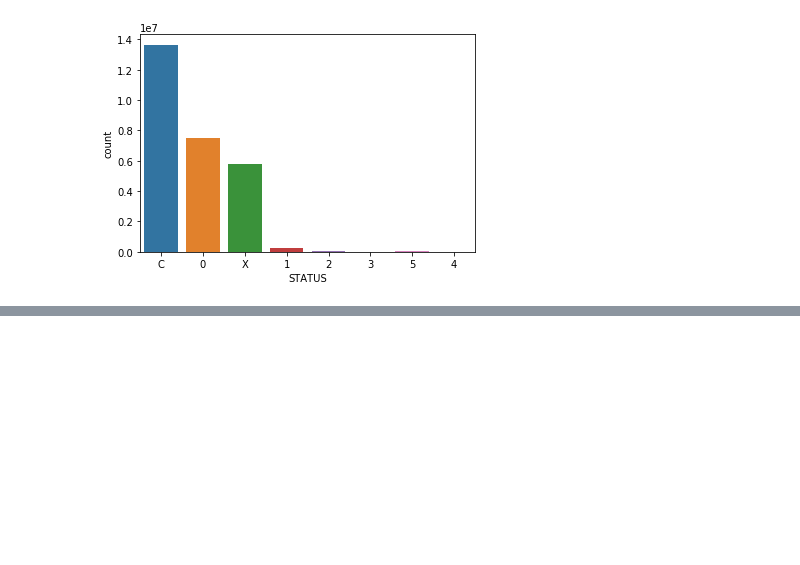
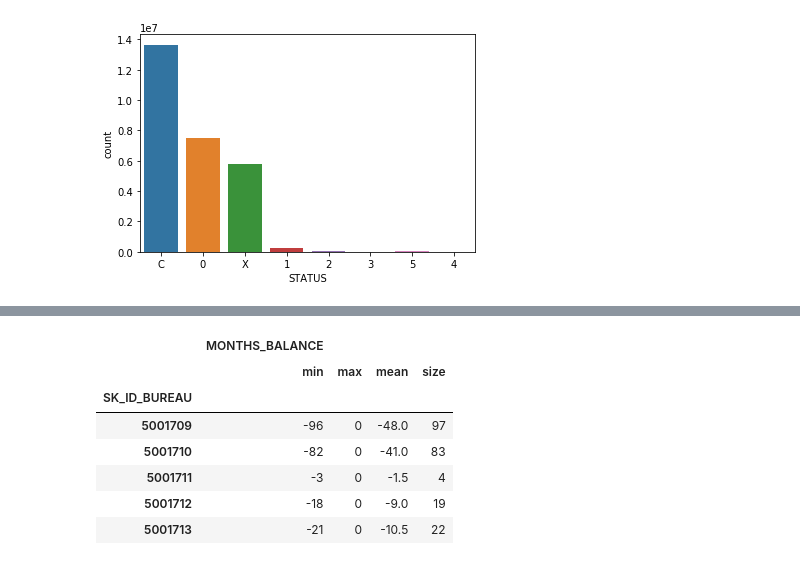
Before and after one commit to kugmax/fastai_learn, a Jupyter notebook: Home Credit Default Risk.ipynb, the cells around one changed output, grey strips where cells are left out. Cells and saved outputs as stored; diff of their text form; code cells hidden in the pictures; blank space fills up the shorter version.

```diff
--- a/Home Credit Default Risk.ipynb
+++ b/Home Credit Default Risk.ipynb
@@ -257,3 +128,3 @@ sns.countplot(bb.STATUS)
 # %%
 bb_agr = {'MONTHS_BALANCE': ['min', 'max', 'mean', 'size']}
-bb_agg = bb.groupby('SK_ID_BUREAU', as_index=False).agg(bb_agr)
+bb_agg = bb.groupby('SK_ID_BUREAU', as_index=True).agg(bb_agr)
@@ -301,0 +136,11 @@ b.join(bb_agg, 'SK_ID_BUREAU', how='left')
+# %%
+bb_agg.head()
+# %% [output]
+|  | MONTHS_BALANCE |  |  |  |
+|  | min | max | mean | size |
+| SK_ID_BUREAU |  |  |  |  |
+| 5001709 | -96 | 0 | -48.0 | 97 |
+| 5001710 | -82 | 0 | -41.0 | 83 |
+| 5001711 | -3 | 0 | -1.5 | 4 |
+| 5001712 | -18 | 0 | -9.0 | 19 |
+| 5001713 | -21 | 0 | -10.5 | 22 |
```
Also changed, not shown: parts of 35 cells of this notebook, 1 other file.
